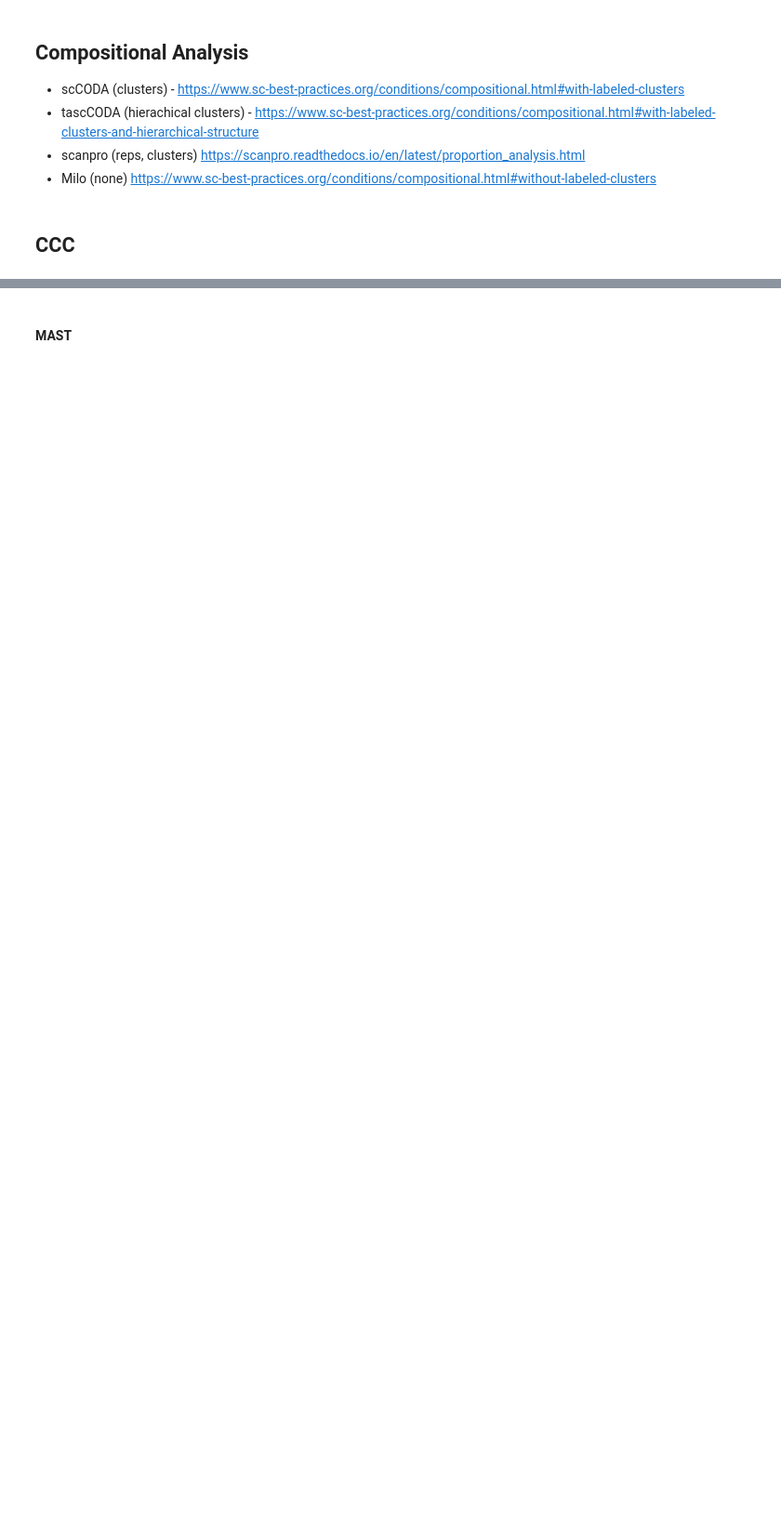
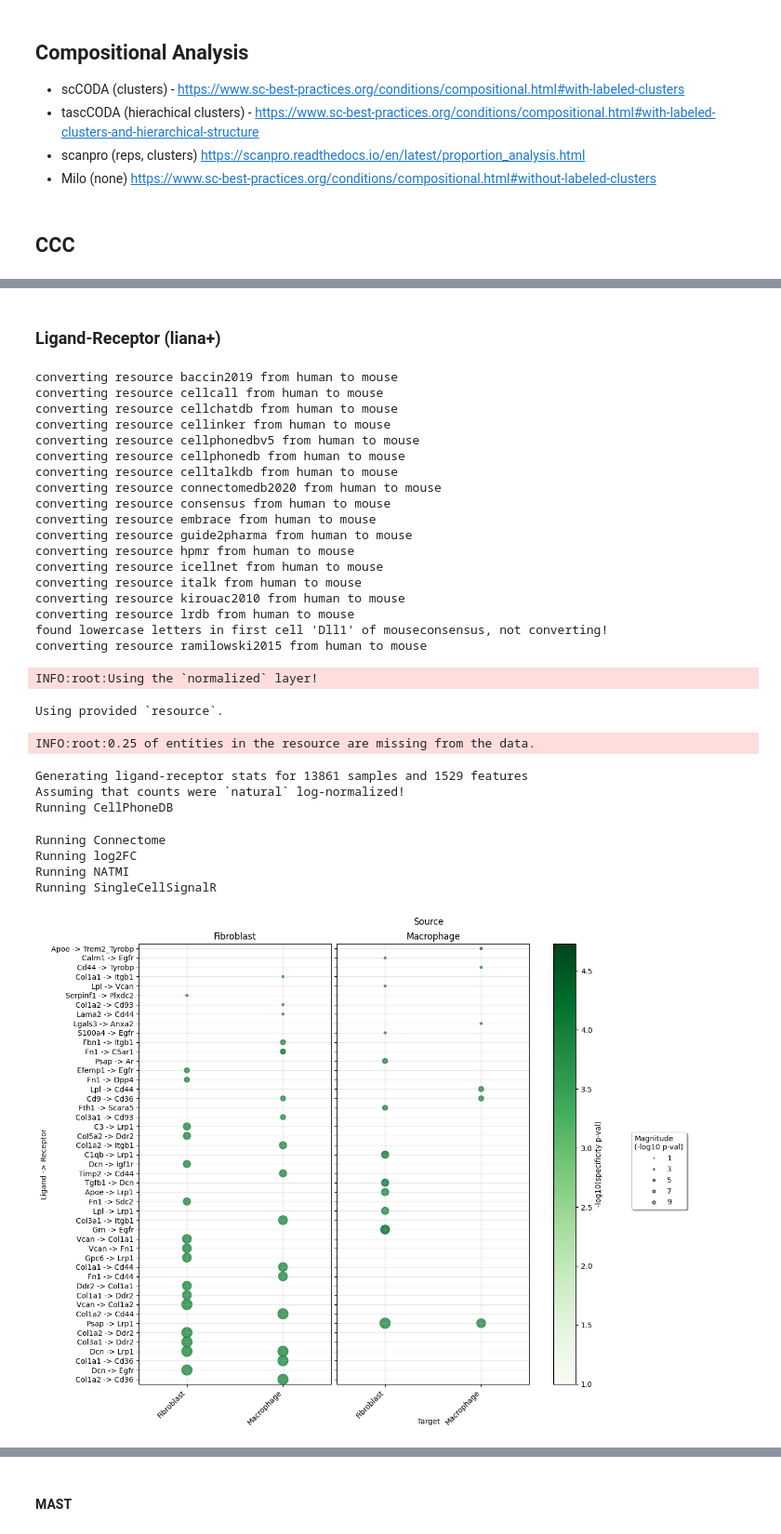
Before and after one commit to ethanhung11/snRNAseq_analysis, a Jupyter notebook: src/Python/pipeline.ipynb, the cells around one changed output, grey strips where cells are left out. Shown at 93% size. Drawn from its saved outputs; the diff is of its cells as text; code cells hidden in the pictures; blank space fills up the shorter version.

Commit message:
cell to cell communication update

```diff
--- a/src/Python/pipeline.ipynb
+++ b/src/Python/pipeline.ipynb
@@ -29,6 +46,7 @@ converter = get_converter()
 study = "paper_processed"
 R_converted = False
 
+CORES = 10
 DATADIR = "../../data"
 REFDIR = './references'
 DOUBLETMETHODS = ['scDblFinder','DoubletFinder','doubletdetection','scrublet']
@@ -464,0 +784,14 @@ adata.write(os.path.join(DATADIR,'processed',study,'py',
+# %%
+# find DEGs
+sc.tl.rank_genes_groups(adata_fibros, groupby='leiden_fibro_group', key_added="de_fibro",
+                        use_raw=False, layer="normalized",
+                        method='wilcoxon')
+
+# del adata_fibros.uns['dendrogram_leiden_fibro'], adata_fibros.uns['dendrogram_leiden_fibro_group']
+f, ax = plt.subplots(1,1,figsize=(15,5),layout="constrained")
+sc.pl.rank_genes_groups_dotplot(
+    adata_fibros, groupby="leiden_fibro_group", key='de_fibro',
+    standard_scale="var", n_genes=10, min_logfoldchange=2, ax=ax
+)
+
+df = sc.get.rank_genes_groups_df(adata_fibros, group=None, key="de_fibro")
@@ -535,13 +823,0 @@ Generating ligand-receptor stats for 13861 samples and 1529 features
-# %%
-# Consensus
-li.method.show_methods()
-
-rank_aggregate(
-    adata, groupby="cell_type", layer='normalized', use_raw=False, key_added="ccc_aggregate",
-    return_all_lrs=True, verbose=True, n_jobs=10, resource=ccc_db[["ligand", "receptor"]]
-)
-adata.uns["ccc_aggregate"] = adata.uns["ccc_aggregate"].merge(ccc_db[['ligand', 'receptor', 'db_sources']],
-                                                              left_on=["ligand_complex", "receptor_complex"],
-                                                              right_on=['ligand','receptor'],
-                                                              how='left')
-adata.uns["ccc_aggregate"]
@@ -571,0 +824,42 @@ Running SingleCellSignalR
+# %% [markdown]
+### Ligand-Receptor (liana+)
+# %%
+cell2cell_interactions(adata, cores=CORES)
+cell_interest = ["Fibroblast","Macrophage"]
+cluster_c2c(adata, "ccc_aggregate_filtered", sources=cell_interest, targets=cell_interest,
+              top_n=50, figsize=(15,10))
+
+# Save as CSV
+filtered = adata.uns["ccc_aggregate_filtered"].copy()
+filtered_macfib = filtered[filtered.source.isin(cell_interest) & filtered.target.isin(cell_interest)]
+# filtered_macfib.to_csv("filtered_macro_fibro_interactions")
+# %% [output]
+converting resource baccin2019 from human to mouse
+converting resource cellcall from human to mouse
+converting resource cellchatdb from human to mouse
+converting resource cellinker from human to mouse
+converting resource cellphonedbv5 from human to mouse
+converting resource cellphonedb from human to mouse
+converting resource celltalkdb from human to mouse
+converting resource connectomedb2020 from human to mouse
+converting resource consensus from human to mouse
+converting resource embrace from human to mouse
+converting resource guide2pharma from human to mouse
+converting resource hpmr from human to mouse
+converting resource icellnet from human to mouse
+converting resource italk from human to mouse
+converting resource kirouac2010 from human to mouse
+converting resource lrdb from human to mouse
+found lowercase letters in first cell 'Dll1' of mouseconsensus, not converting!
+converting resource ramilowski2015 from human to mouse
+INFO:root:Using the `normalized` layer!
+Using provided `resource`.
+INFO:root:0.25 of entities in the resource are missing from the data.
+Generating ligand-receptor stats for 13861 samples and 1529 features
+Assuming that counts were `natural` log-normalized!
+Running CellPhoneDB
+Running Connectome
+Running log2FC
+Running NATMI
+Running SingleCellSignalR
+[figure, added]
```
Also changed, not shown: parts of 70 cells of this notebook, 6 other files.
